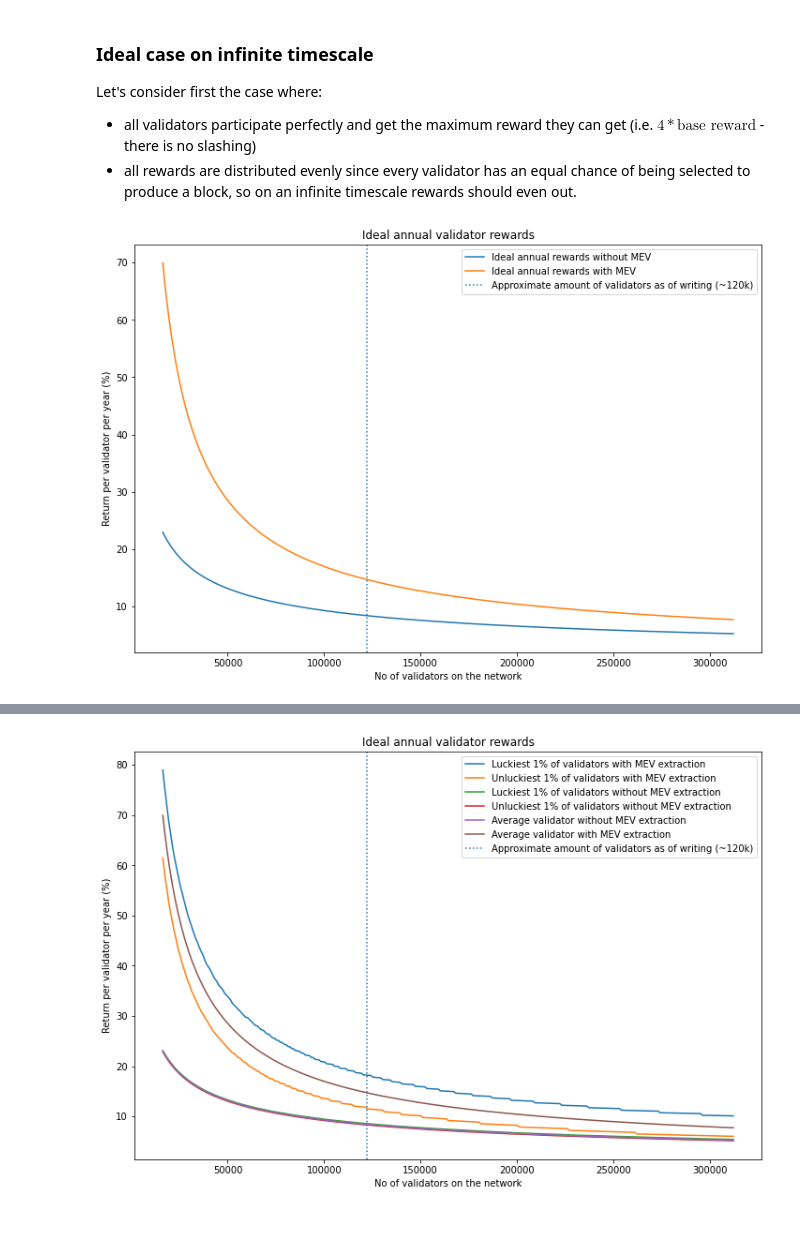
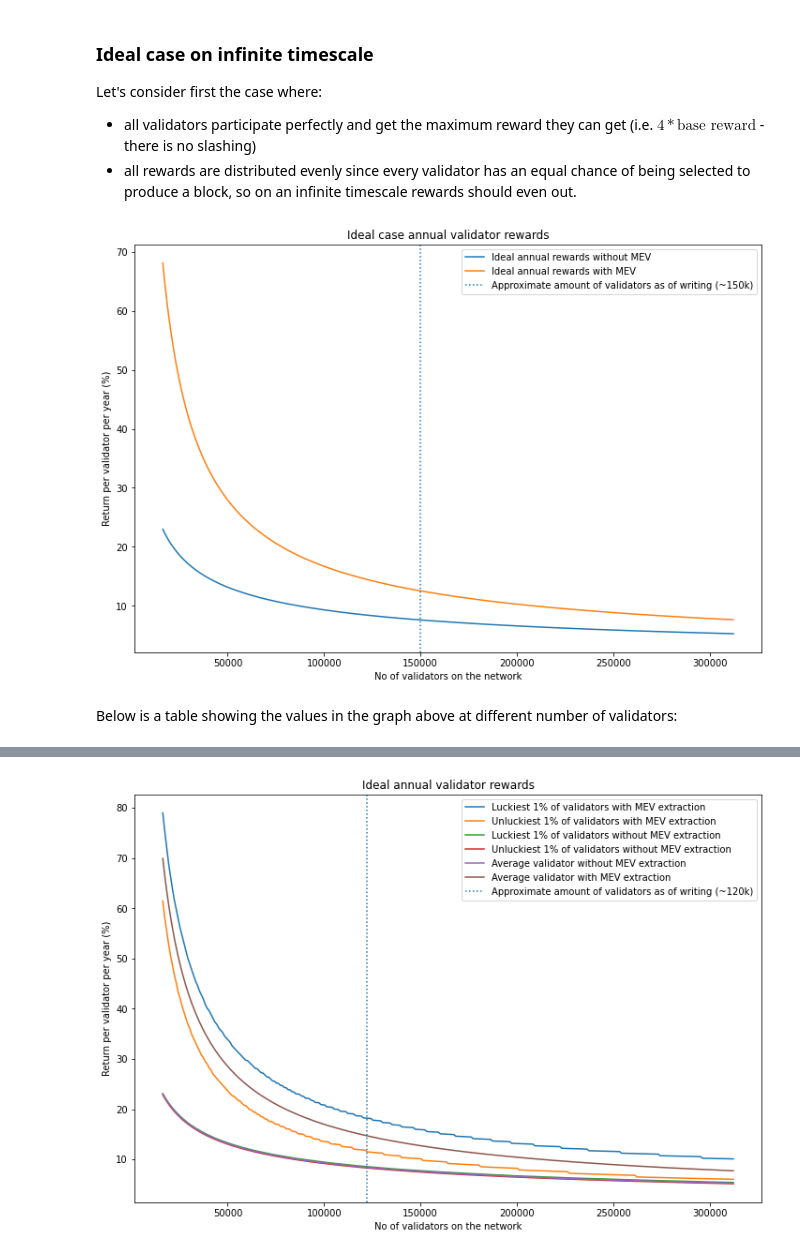
Before and after one commit to taarushv/eth2-mev-rewards, a Jupyter notebook: eth2-mev-calc.ipynb, the cells around one changed output, grey strips where cells are left out. Cells and saved outputs as stored; diff of their text form; code cells hidden in the pictures; blank space fills up the shorter version.

```diff
--- a/eth2-mev-calc.ipynb
+++ b/eth2-mev-calc.ipynb
@@ -35,5 +34,5 @@ def luckiest_one_percent_blocks_proposed(no_of_validators):
 avg_mev_reward_per_block = 0.18 # inferring from flashbots activity, we obtain this number by substracting the Flashbots miner tip from the tail gas price multiplied by the gas used by the mined Flashbots bundle.
 lower_bound_for_active_staked_eth = 524288 # required for ETH2 to start
 upper_bound_for_active_staked_eth = 10e6 # 10M
-validators_on_the_network_today = 122435 # april 22
-block_selection_frequency_flashbots = 52 # % of blocks seen by Flashbots-enabled miners contains Flashbots bundles
+validators_on_the_network_today = 150000 # may 27
+block_selection_frequency_flashbots = 50 # % of blocks seen by Flashbots-enabled miners contains Flashbots bundles
@@ -62,21 +44,23 @@ Let's consider first the case where:
 # %%
 # Ideal, with and without MEV
 
 n_validators = [n for n in range(lower_bound_for_active_staked_eth//32,int(upper_bound_for_active_staked_eth)//32,1000)] # get no of validators for the range 0.5M to 10M staked ETH, 3200 at a time
 ideal_reward = [(4 * annualised_base_reward(n)) for n in n_validators]
 ideal_reward_with_mev = [(4 * annualised_base_reward(n) +  (avg_mev_reward_per_block * average_blocks_proposed_per_year(n) * (block_selection_frequency_flashbots/100)) ) for n in n_validators]
 
 fig, ax = plt.subplots(figsize=(12, 8))
 
 ax.plot([n for n in n_validators], [100 * r / 32 for r in ideal_reward], label='Ideal annual rewards without MEV')
 ax.plot([n for n in n_validators], [100 * r / 32 for r in ideal_reward_with_mev], label='Ideal annual rewards with MEV')
-plt.axvline(x=validators_on_the_network_today, linestyle="dotted", label="Approximate amount of validators as of writing (~120k)")
+plt.axvline(x=validators_on_the_network_today, linestyle="dotted", label="Approximate amount of validators as of writing (~150k)")
 ax.set_xlabel('No of validators on the network')
 ax.set_ylabel('Return per validator per year (%)')
-ax.set_title('Ideal annual validator rewards')
+ax.set_title('Ideal case annual validator rewards')
 leg = ax.legend()
 # %% [output]
-[figure, old version]
+[figure, new version]
+# %% [markdown]
+Below is a table showing the values in the graph above at different number of validators:
 # %%
 # tabulate returns for various amounts of validators with and without MEV
 # setup an array of various # of possible active validators
```
Also changed, not shown: parts of 25 cells of this notebook, 1 other file.
